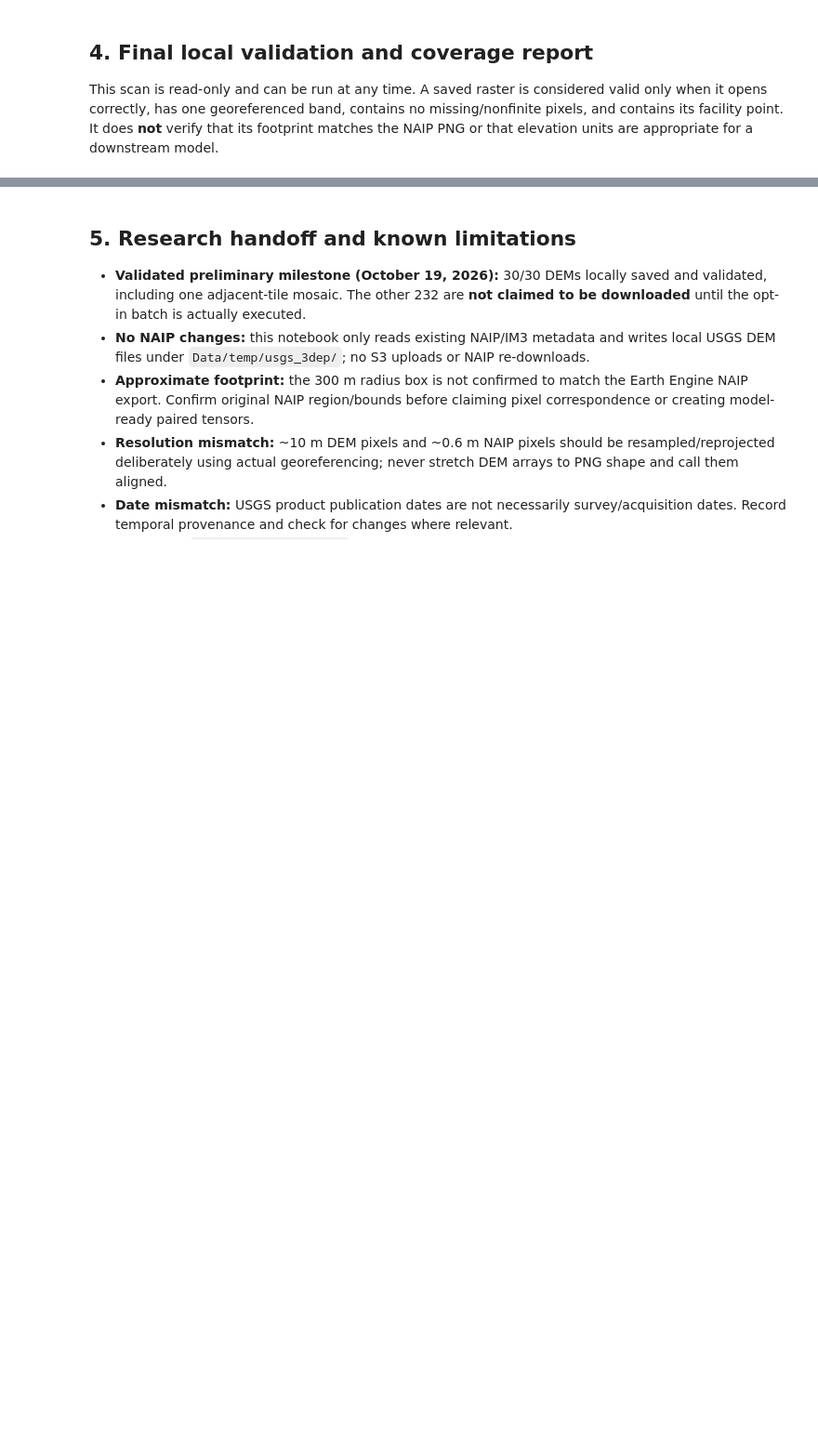
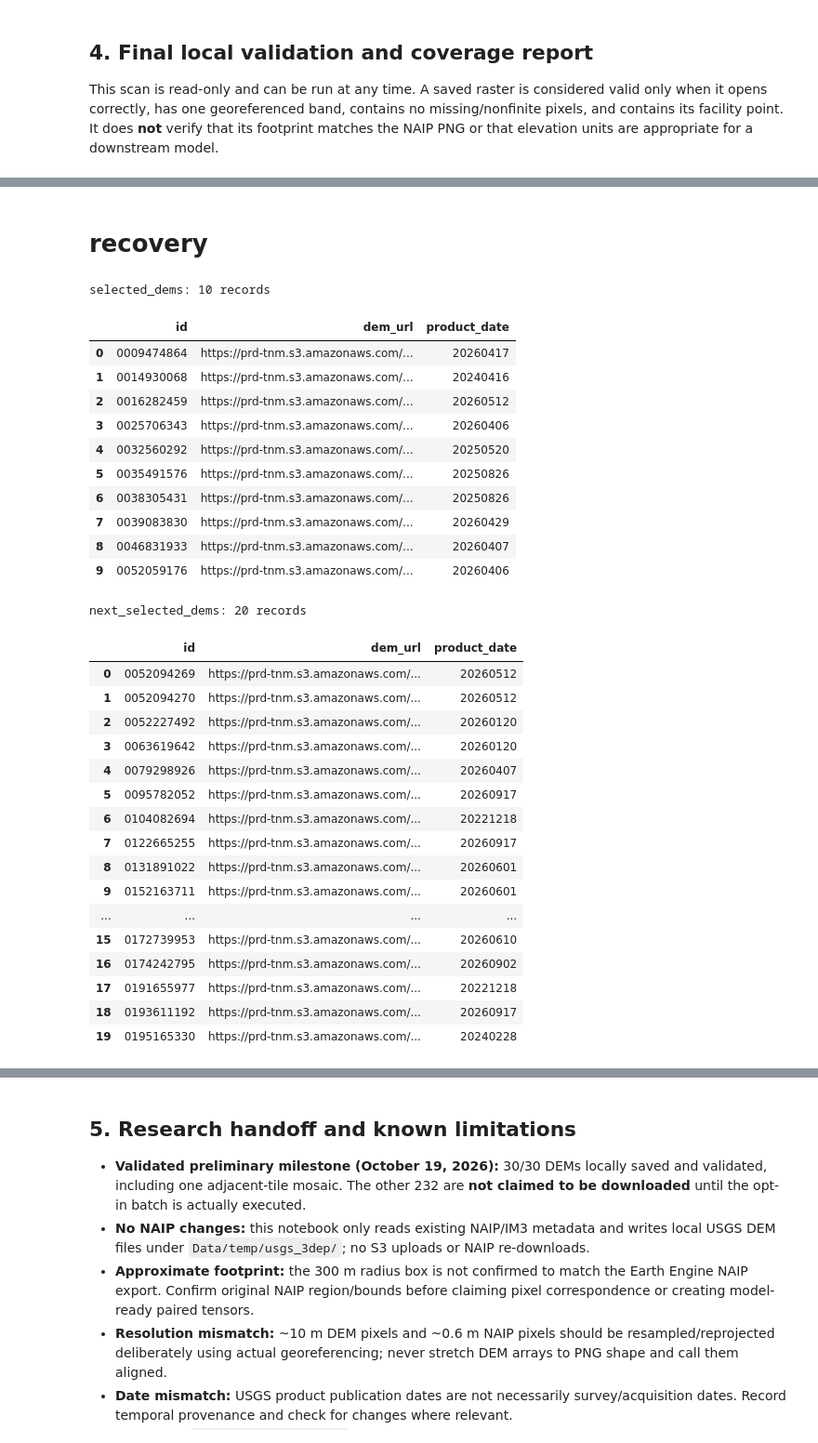
Before and after one commit to acm-research-f26/ATLAS, a Jupyter notebook: USGS_300_pull_completed.ipynb, the cells around one changed output, grey strips where cells are left out. Shown at 93% size. Drawn from its saved outputs; the diff is of its cells as text; code cells hidden in the pictures; blank space fills up the shorter version.

```diff
--- a/USGS_300_pull_completed.ipynb
+++ b/USGS_300_pull_completed.ipynb
@@ -2624,0 +2833,13 @@ display(local_validation_report.head(35))
+# %%
+from pathlib import Path
+
+log_dir = Path("Data/temp/usgs_3dep_logs")
+
+print("Existing log files:\n")
+
+if log_dir.exists():
+    for path in sorted(log_dir.rglob("*")):
+        if path.is_file():
+            print(f"{path.name} | {path.stat().st_size:,} bytes")
+else:
+    print("Log directory not found.")
@@ -2624,0 +2850,8 @@ display(local_validation_report.head(35))
+# %%
+from pathlib import Path
+
+notebooks = sorted(Path(".").glob("*.ipynb"))
+
+print("Available notebooks:")
+for nb in notebooks:
+    print(" -", nb.name)
@@ -2624,0 +3103,49 @@ display(local_validation_report.head(35))
+# %% [markdown]
+# recovery
+# %%
+import pandas as pd
+from pathlib import Path
+
+for name in ["selected_dems", "next_selected_dems"]:
+    df = globals().get(name)
+
+    if isinstance(df, pd.DataFrame):
+        print(f"\n{name}: {len(df)} records")
+
+        preview = df[["id", "dem_url", "product_date"]].copy()
+        preview["id"] = preview["id"].astype(str).str.zfill(10)
+
+        display(preview)
+    else:
+        print(f"{name}: not available in current kernel")
+# %% [output]
+selected_dems: 10 records
+|  | id | dem_url | product_date |
+| 0 | 0009474864 | https://prd-tnm.s3.amazonaws.com/... | 20260417 |
+| 1 | 0014930068 | https://prd-tnm.s3.amazonaws.com/... | 20240416 |
+| 2 | 0016282459 | https://prd-tnm.s3.amazonaws.com/... | 20260512 |
+| 3 | 0025706343 | https://prd-tnm.s3.amazonaws.com/... | 20260406 |
+| 4 | 0032560292 | https://prd-tnm.s3.amazonaws.com/... | 20250520 |
+| 5 | 0035491576 | https://prd-tnm.s3.amazonaws.com/... | 20250826 |
+| 6 | 0038305431 | https://prd-tnm.s3.amazonaws.com/... | 20250826 |
+| 7 | 0039083830 | https://prd-tnm.s3.amazonaws.com/... | 20260429 |
+| 8 | 0046831933 | https://prd-tnm.s3.amazonaws.com/... | 20260407 |
+| 9 | 0052059176 | https://prd-tnm.s3.amazonaws.com/... | 20260406 |
+next_selected_dems: 20 records
+|  | id | dem_url | product_date |
+| 0 | 0052094269 | https://prd-tnm.s3.amazonaws.com/... | 20260512 |
+| 1 | 0052094270 | https://prd-tnm.s3.amazonaws.com/... | 20260512 |
+| 2 | 0052227492 | https://prd-tnm.s3.amazonaws.com/... | 20260120 |
+| 3 | 0063619642 | https://prd-tnm.s3.amazonaws.com/... | 20260120 |
+| 4 | 0079298926 | https://prd-tnm.s3.amazonaws.com/... | 20260407 |
+| 5 | 0095782052 | https://prd-tnm.s3.amazonaws.com/... | 20260917 |
+| 6 | 0104082694 | https://prd-tnm.s3.amazonaws.com/... | 20221218 |
+| 7 | 0122665255 | https://prd-tnm.s3.amazonaws.com/... | 20260917 |
+| 8 | 0131891022 | https://prd-tnm.s3.amazonaws.com/... | 20260601 |
+| 9 | 0152163711 | https://prd-tnm.s3.amazonaws.com/... | 20260601 |
+| ... | ... | ... | ... |
+| 15 | 0172739953 | https://prd-tnm.s3.amazonaws.com/... | 20260610 |
+| 16 | 0174242795 | https://prd-tnm.s3.amazonaws.com/... | 20260902 |
+| 17 | 0191655977 | https://prd-tnm.s3.amazonaws.com/... | 20221218 |
+| 18 | 0193611192 | https://prd-tnm.s3.amazonaws.com/... | 20260917 |
+| 19 | 0195165330 | https://prd-tnm.s3.amazonaws.com/... | 20240228 |
```
Also changed, not shown: parts of 60 cells of this notebook, 3 other files.
